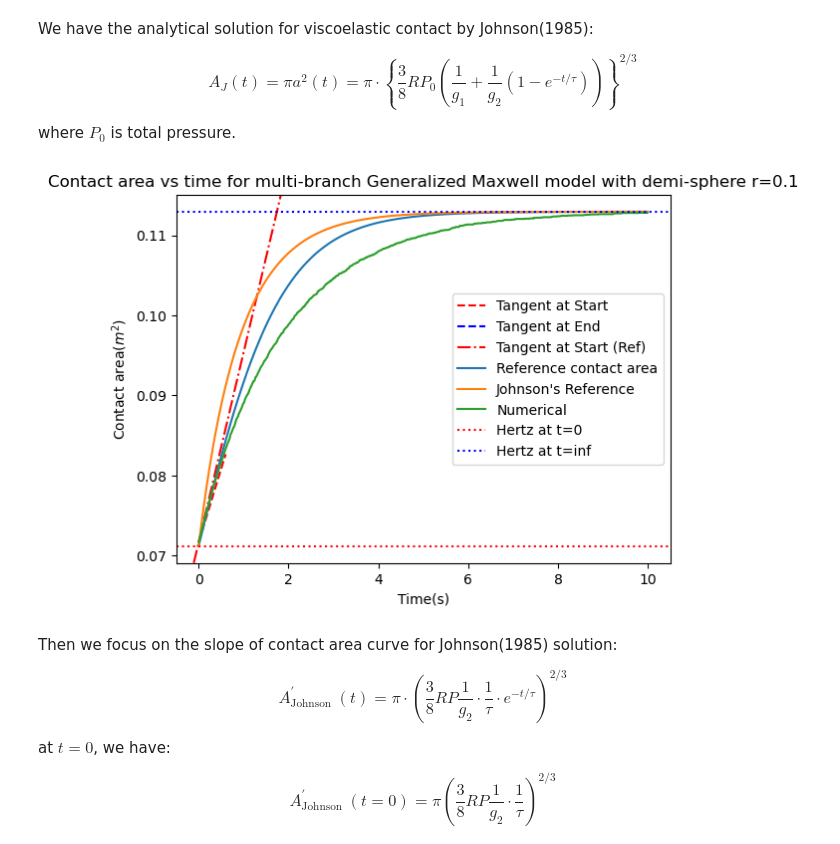
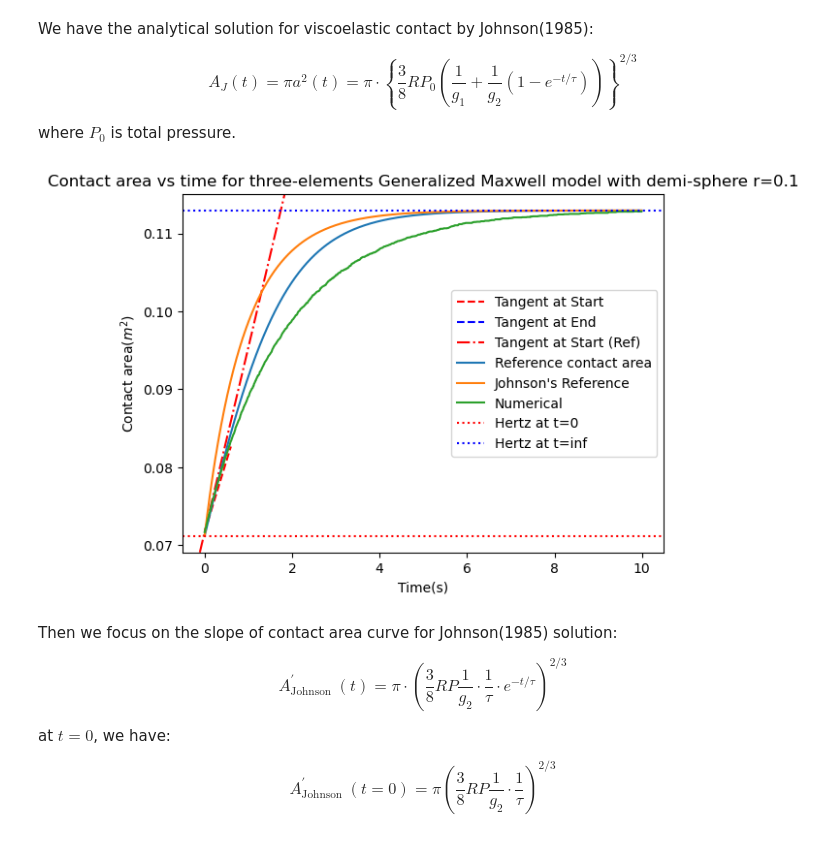
Before and after one commit to NathanLZC/Master-internship-repo-at-Institut-dAlembert, a Jupyter notebook: Week17/Johnson_analysis.ipynb, the cells around one changed output. Cells and saved outputs as stored; diff of their text form; code cells hidden in the pictures.

```diff
--- a/Week17/Johnson_analysis.ipynb
+++ b/Week17/Johnson_analysis.ipynb
@@ -259,32 +259,32 @@ for t in np.arange(t0, t1, dt):
 # %%
 # Define the length of tangent lines
 tangent_length = 0.6  # Smaller range for tangent line visualization
 
 # Plot the tangent lines
 plt.plot([t0, t0 + tangent_length], [Ac[0], Ac[0] + slope_t0 * tangent_length], 'r--', label='Tangent at Start')
 plt.plot([t1 - tangent_length, t1], [Ac[-1] - slope_t1 * tangent_length, Ac[-1]], 'b--', label='Tangent at End')
 
 # Plot the reference tangent lines
 plt.axline([t0, Ac[0]], slope=slope_t0_ref, color='r', linestyle='-.',label='Tangent at Start (Ref)')
 #plt.axline([t1, Ac[-1]], slope=slope_t1_ref, color='b', linestyle='-.', label='Tangent at End (Ref)')
 
 # Plot the reference contact area vs time
 plt.plot(np.arange(t0, t1, dt), Ac_visco_ref)
 # Plot the Johnson's solution
 plt.plot(np.arange(t0, t1, dt), Ac_Johnson_ref)
 
 plt.plot(np.arange(t0, t1, dt), Ac)
 plt.axhline(Ac_hertz_t0, color='red', linestyle='dotted')
 plt.axhline(Ac_hertz_t_inf, color='blue', linestyle='dotted')
 plt.xlabel("Time(s)")
 plt.ylabel("Contact area($m^2$)")
 plt.legend(["Tangent at Start", "Tangent at End", "Tangent at Start (Ref)", "Reference contact area", "Johnson's Reference ", "Numerical", "Hertz at t=0", "Hertz at t=inf"])
 #define a title that can read parameter tau_0
-plt.title("Contact area vs time for multi-branch Generalized Maxwell model with demi-sphere r=0.1")
+plt.title("Contact area vs time for three-elements Generalized Maxwell model with demi-sphere r=0.1")
 #plt.axhline(Ac_hertz_t_inf, color='blue')
 plt.show()
 # %% [output]
-[figure, old version]
+[figure, new version]
 # %% [markdown]
 Then we focus on the slope of contact area curve for Johnson(1985) solution:
 
```
